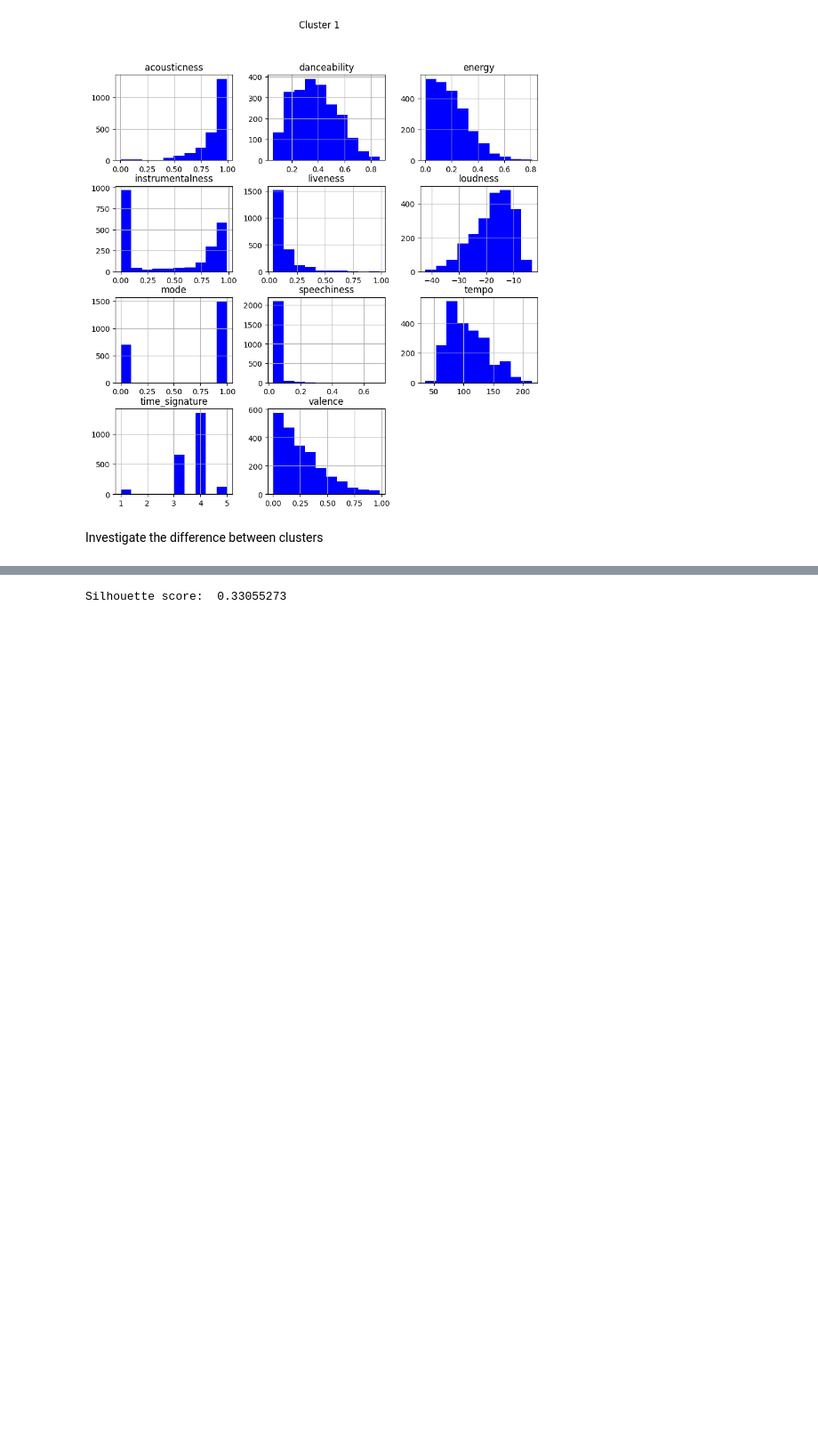
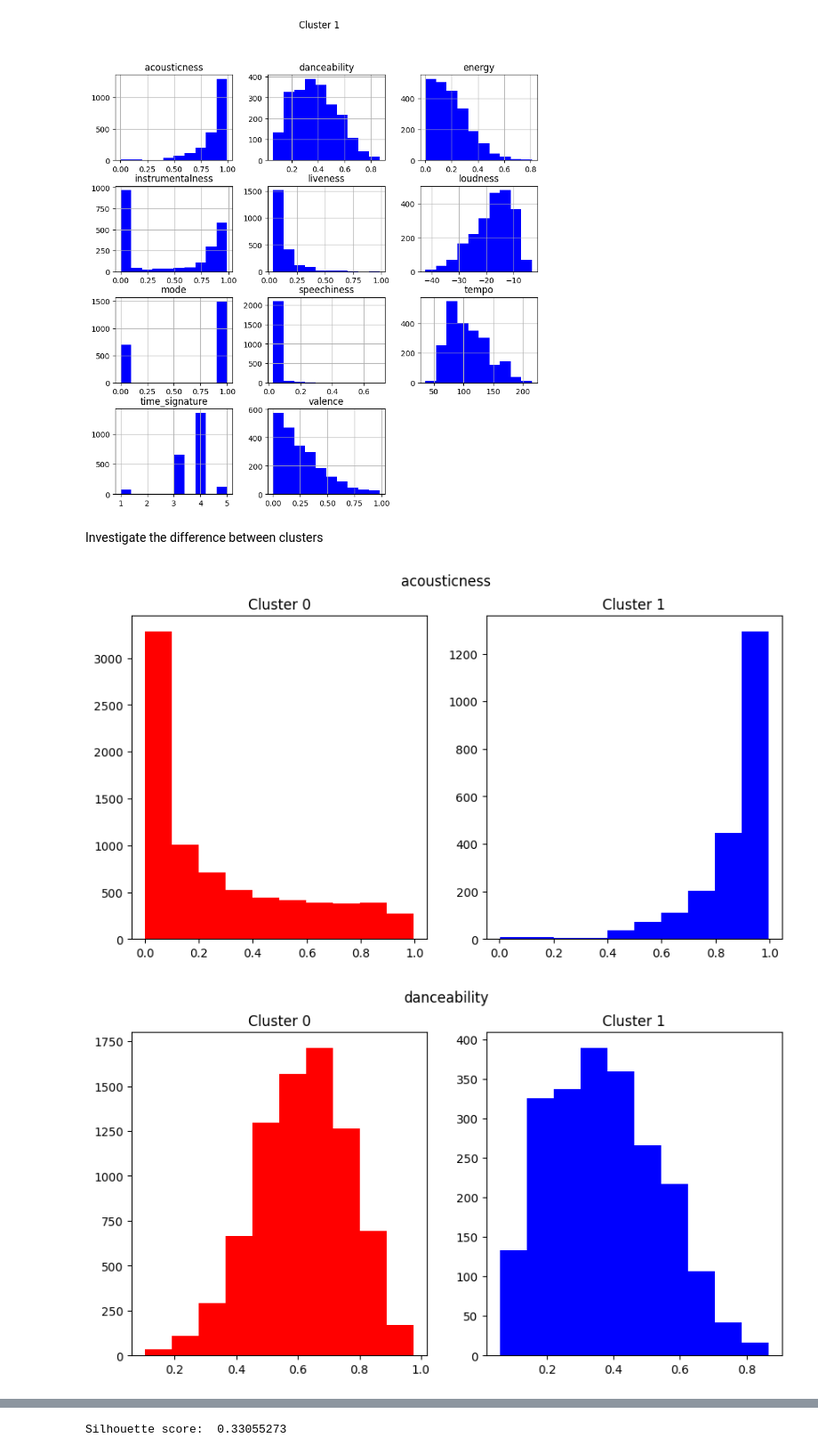
Before and after one commit to ninh-nd/spotify-rec, a Jupyter notebook: seed/data.ipynb, the cells around one changed output, grey strips where cells are left out. Shown: that part at 89% size. Saved outputs shown, nothing was run; the diff lists cells and outputs as text; code cells hidden in the pictures; blank space fills up the shorter version.

```diff
--- a/seed/data.ipynb
+++ b/seed/data.ipynb
@@ -175,4 +175,16 @@ for k in range(0, 2):
 # %% [markdown]
 Investigate the difference between clusters
 # %%
-# TODO
+# Plot histogram of two clusters side by side for each feature
+for feature in plot_features:
+    plt.figure(figsize=(10, 5))
+    plt.subplot(1, 2, 1)
+    plt.hist(sub_df[sub_df['clusters'] == 0][feature], color='red')
+    plt.title('Cluster 0')
+    plt.subplot(1, 2, 2)
+    plt.hist(sub_df[sub_df['clusters'] == 1][feature], color='blue')
+    plt.title('Cluster 1')
+    plt.suptitle(feature)
+# %% [output]
+[figure, added]
+[figure, added]
```
Also changed, not shown: parts of 2 cells of this notebook.
